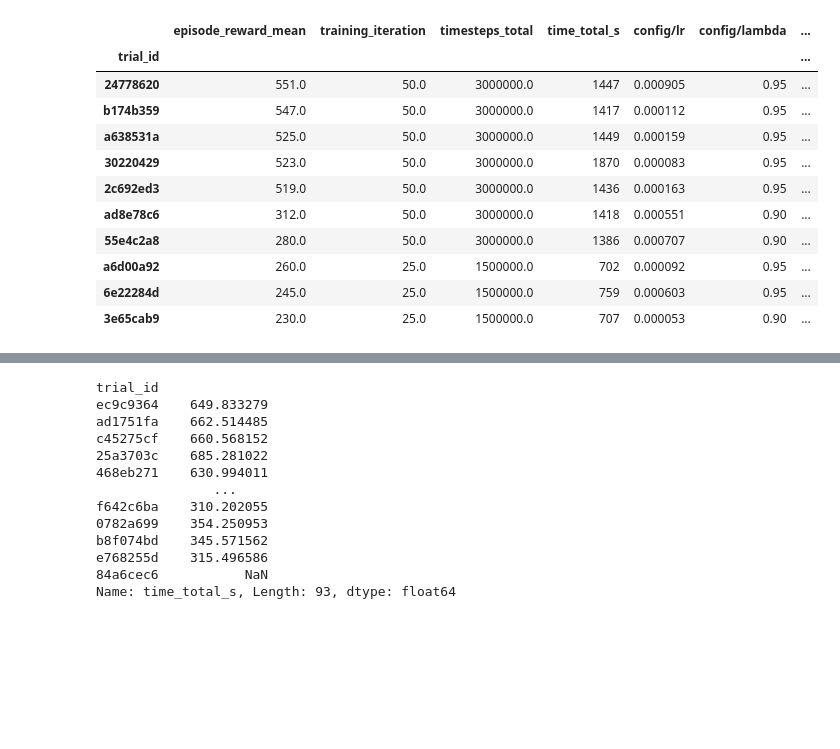
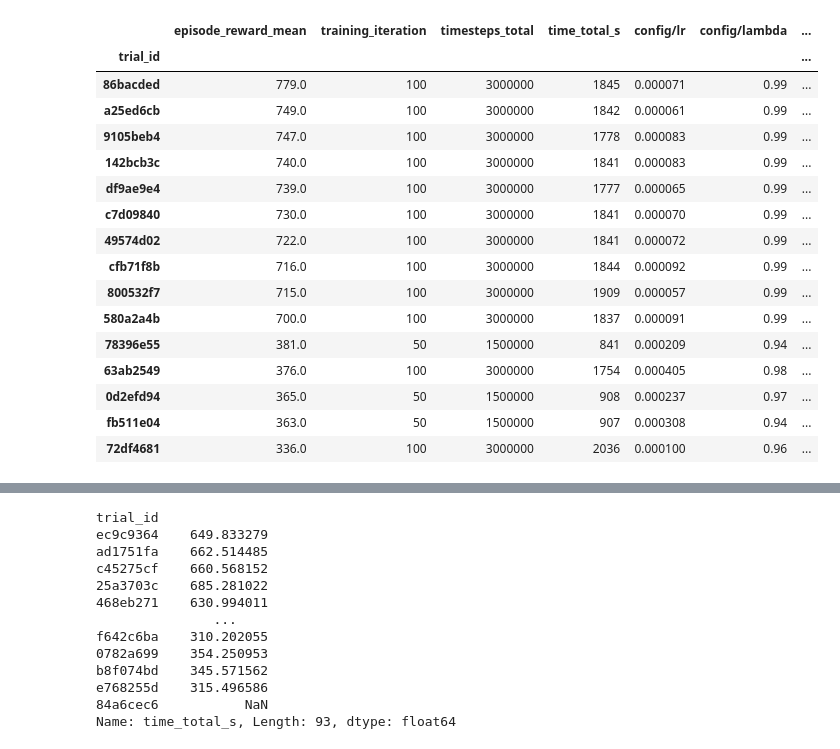
Before and after one commit to willis-richard/meltingpot, a Jupyter notebook: reward_transfer/results.ipynb, the cells around one changed output, grey strips where cells are left out. Saved outputs shown, nothing was run; the diff lists cells and outputs as text; code cells hidden in the pictures; blank space fills up the shorter version.

Commit message:
Update single run parameters before testing

```diff
--- a/reward_transfer/results.ipynb
+++ b/reward_transfer/results.ipynb
@@ -5,32 +5,47 @@ import pandas as pd
 # INPUT = "/home/richard/repo/forks/meltingpot/results/optuna/coins/experiment_state-2024-02-05_22-24-11.json"
 # INPUT = "/scratch/users/k21075402/optuna_single/clean_up_simple_single/experiment_state-2024-04-19_13-38-31.json"
 # INPUT = "/scratch/users/k21075402/optuna/single/commons_harvest__open/experiment_state-2024-05-09_16-42-49.json"
-INPUT = "/scratch/users/k21075402/optuna/random/commons_harvest__open/experiment_state-2024-05-10_18-33-19.json"
+# INPUT = "/scratch/users/k21075402/optuna/random/commons_harvest__open/experiment_state-2024-05-10_18-33-19.json"
+# INPUT = "/scratch/users/k21075402/run/commons_harvest__open/experiment_state-2024-05-30_17-02-38.json"
+INPUT = "/scratch/users/k21075402/optuna/single/commons_harvest__open/experiment_state-2024-05-31_11-55-15.json"
+INPUT = "/scratch/users/k21075402/optuna/single/commons_harvest__open/experiment_state-2024-05-31_18-26-59.json"
+# INPUT = "/scratch/users/k21075402/optuna/single/commons_harvest__open/experiment_state-2024-06-01_16-49-55.json"
 # %%
 # print([c for c in df.columns if "step" in c])
 def format_df(df):
+    df = df.rename(columns={'env_runners/episode_reward_mean': 'episode_reward_mean'})
+    df['time_total_s'] = df['time_total_s'].astype(int)
+    df['episode_reward_mean'] = df['episode_reward_mean'].round()
     cols = ['episode_reward_mean', 'training_iteration', 'timesteps_total', 'time_total_s', 'config/lr', 'config/lambda', 'config/clip_param', 'config/vf_clip_param',
             'config/vf_loss_coeff', 'config/entropy_coeff', 'config/sgd_minibatch_size', 'config/num_sgd_iter']
     df = df[cols].sort_values(['episode_reward_mean'], ascending=False)
     df = df.dropna()
-    df['time_total_s'] = df['time_total_s'].astype(int)
-    df['episode_reward_mean'] = df['episode_reward_mean'].round()
     return df
 # %%
+import logging
+# Disable all logging
+logging.disable(logging.CRITICAL)
+
+
 df = tune.ExperimentAnalysis(INPUT).results_df
 df = format_df(df)
 
-pd.concat([df.head(5), df.tail(5)])
+pd.concat([df.head(10), df.tail(5)])
 # %% [output]
 |  | episode_reward_mean | training_iteration | timesteps_total | time_total_s | config/lr | config/lambda | ... |
 | trial_id |  |  |  |  |  |  | ... |
-| 24778620 | 551.0 | 50.0 | 3000000.0 | 1447 | 0.000905 | 0.95 | ... |
-| b174b359 | 547.0 | 50.0 | 3000000.0 | 1417 | 0.000112 | 0.95 | ... |
-| a638531a | 525.0 | 50.0 | 3000000.0 | 1449 | 0.000159 | 0.95 | ... |
-| 30220429 | 523.0 | 50.0 | 3000000.0 | 1870 | 0.000083 | 0.95 | ... |
-| 2c692ed3 | 519.0 | 50.0 | 3000000.0 | 1436 | 0.000163 | 0.95 | ... |
-| ad8e78c6 | 312.0 | 50.0 | 3000000.0 | 1418 | 0.000551 | 0.90 | ... |
-| 55e4c2a8 | 280.0 | 50.0 | 3000000.0 | 1386 | 0.000707 | 0.90 | ... |
-| a6d00a92 | 260.0 | 25.0 | 1500000.0 | 702 | 0.000092 | 0.95 | ... |
-| 6e22284d | 245.0 | 25.0 | 1500000.0 | 759 | 0.000603 | 0.95 | ... |
-| 3e65cab9 | 230.0 | 25.0 | 1500000.0 | 707 | 0.000053 | 0.90 | ... |
+| 86bacded | 779.0 | 100 | 3000000 | 1845 | 0.000071 | 0.99 | ... |
+| a25ed6cb | 749.0 | 100 | 3000000 | 1842 | 0.000061 | 0.99 | ... |
+| 9105beb4 | 747.0 | 100 | 3000000 | 1778 | 0.000083 | 0.99 | ... |
+| 142bcb3c | 740.0 | 100 | 3000000 | 1841 | 0.000083 | 0.99 | ... |
+| df9ae9e4 | 739.0 | 100 | 3000000 | 1777 | 0.000065 | 0.99 | ... |
+| c7d09840 | 730.0 | 100 | 3000000 | 1841 | 0.000070 | 0.99 | ... |
+| 49574d02 | 722.0 | 100 | 3000000 | 1841 | 0.000072 | 0.99 | ... |
+| cfb71f8b | 716.0 | 100 | 3000000 | 1844 | 0.000092 | 0.99 | ... |
+| 800532f7 | 715.0 | 100 | 3000000 | 1909 | 0.000057 | 0.99 | ... |
+| 580a2a4b | 700.0 | 100 | 3000000 | 1837 | 0.000091 | 0.99 | ... |
+| 78396e55 | 381.0 | 50 | 1500000 | 841 | 0.000209 | 0.94 | ... |
+| 63ab2549 | 376.0 | 100 | 3000000 | 1754 | 0.000405 | 0.98 | ... |
+| 0d2efd94 | 365.0 | 50 | 1500000 | 908 | 0.000237 | 0.97 | ... |
+| fb511e04 | 363.0 | 50 | 1500000 | 907 | 0.000308 | 0.94 | ... |
+| 72df4681 | 336.0 | 100 | 3000000 | 2036 | 0.000100 | 0.96 | ... |
```
Also changed, not shown: parts of 1 cell of this notebook, 2 other files.
